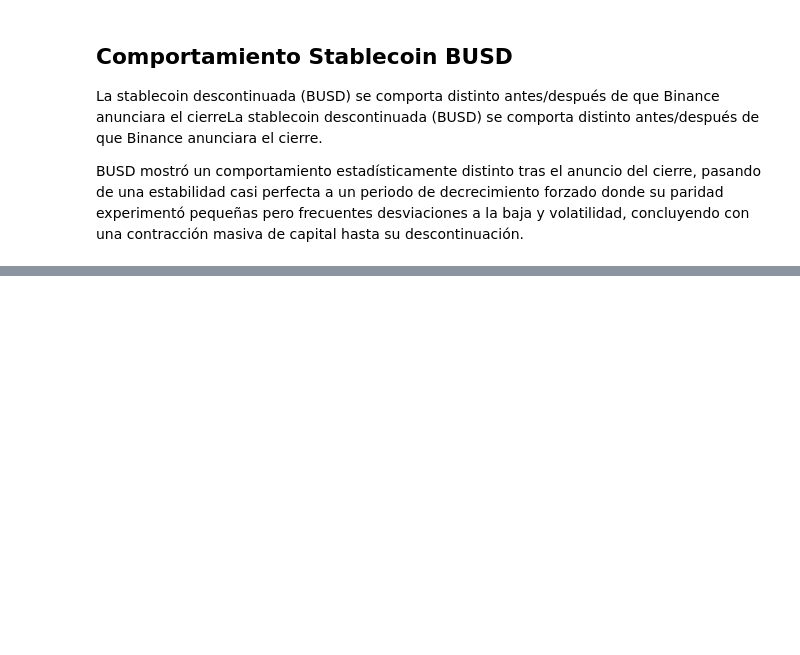
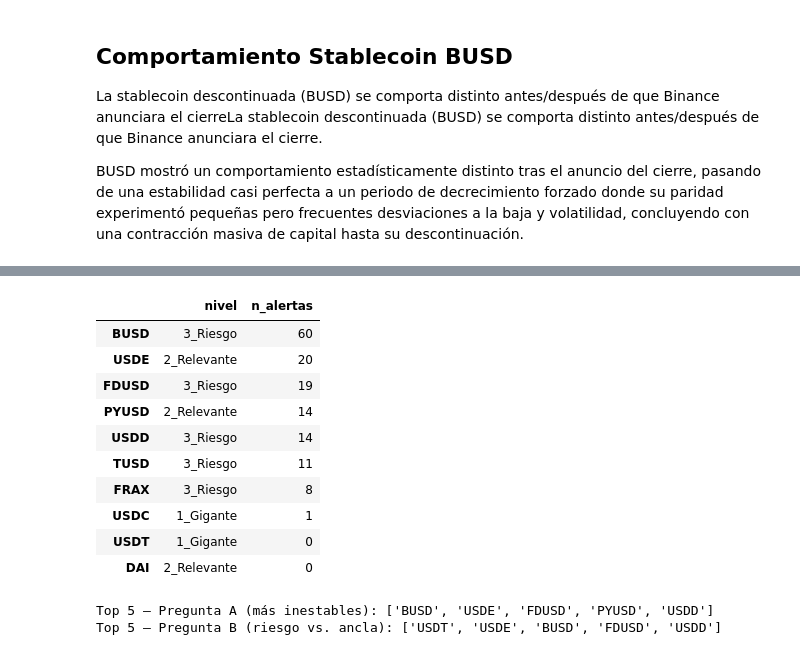
Before and after one commit to Bootcamp-DA-P2/criptoradar, a Jupyter notebook: notebooks/EDA.ipynb, the cells around one changed output, grey strips where cells are left out. Cells and saved outputs as stored; diff of their text form; code cells hidden in the pictures; blank space fills up the shorter version.

```diff
--- a/notebooks/EDA.ipynb
+++ b/notebooks/EDA.ipynb
@@ -509,0 +522,72 @@ Impacto Stable -> Cripto (¿Depeg hoy predice volatilidad BTC mañana?): 0.0222
+# %%
+
+# --- Taxonomía cualitativa (nivel de confianza) ---
+# NOTA: 'tipo_respaldo' NO se redefine aquí para evitar tener dos fuentes distintas de esa
+# información: la fuente única sigue siendo 'clasificar_respaldo_real()' (celdas 19-20),
+# que ya generó la columna 'tipo_respaldo' en df_stable. Aquí solo añadimos 'nivel',
+# que es información nueva y no choca con nada existente.
+TAXONOMIA_STABLECOINS = {
+    "USDT":  {"nivel": "1_Gigante"},
+    "USDC":  {"nivel": "1_Gigante"},
+    "DAI":   {"nivel": "2_Relevante"},
+    "USDE":  {"nivel": "2_Relevante"},
+    "PYUSD": {"nivel": "2_Relevante"},
+    "FDUSD": {"nivel": "3_Riesgo"},
+    "USDD":  {"nivel": "3_Riesgo"},
+    "FRAX":  {"nivel": "3_Riesgo"},
+    "TUSD":  {"nivel": "3_Riesgo"},
+    "BUSD":  {"nivel": "3_Riesgo"},
+}
+ORDEN_NIVELES = ["1_Gigante", "2_Relevante", "3_Riesgo"]
+
+df_tax = pd.DataFrame.from_dict(TAXONOMIA_STABLECOINS, orient="index")
+df_stable = df_stable.merge(df_tax, left_on="stablecoin", right_index=True, how="left")
+
+# --- Nº de alertas reales por stablecoin (criterio cuantitativo) ---
+# Leemos desde MySQL, igual que el resto del notebook, en vez de un CSV aparte.
+# Alertas_Sistema solo trae 'stablecoin_id', así que la acoplamos con la misma tabla
+# maestra (df_stablecoins_maestra) que ya usamos para construir df_stable, en vez de
+# inventar otra fuente para el nombre de la stablecoin.
+df_alertas = pd.read_sql("SELECT * FROM Alertas_Sistema", con=engine)
+df_alertas = df_alertas.merge(df_stablecoins_maestra, on="stablecoin_id", how="left")
+df_alertas = df_alertas.rename(columns={"nombre_stablecoin": "stablecoin"})
+
+n_alertas = (
+    df_alertas[df_alertas["nivel_alerta"] != "0_normal"]
+    .groupby("stablecoin")["nivel_alerta"].count()
+    .rename("n_alertas")
+)
+
+df_criterio = df_tax.join(n_alertas).fillna({"n_alertas": 0})
+df_criterio["n_alertas"] = df_criterio["n_alertas"].astype(int)
+df_criterio.sort_values("n_alertas", ascending=False)
+# %% [output]
+|  | nivel | n_alertas |
+| BUSD | 3_Riesgo | 60 |
+| USDE | 2_Relevante | 20 |
+| FDUSD | 3_Riesgo | 19 |
+| PYUSD | 2_Relevante | 14 |
+| USDD | 3_Riesgo | 14 |
+| TUSD | 3_Riesgo | 11 |
+| FRAX | 3_Riesgo | 8 |
+| USDC | 1_Gigante | 1 |
+| USDT | 1_Gigante | 0 |
+| DAI | 2_Relevante | 0 |
+# %%
+# --- Selección de subgrupos ---
+
+# Pregunta A: top 5 solo por nº de alertas (las que MÁS dan guerra en la práctica)
+top5_A = df_criterio.sort_values("n_alertas", ascending=False).head(5).index.tolist()
+
+# Pregunta B: ancla del Nivel 1 (USDT) + Nivel 2 relevante (USDE) + las 3 más problemáticas del Nivel 3
+top5_B = (
+    ["USDT", "USDE"] +
+    df_criterio.loc[df_criterio["nivel"] == "3_Riesgo"]
+               .sort_values("n_alertas", ascending=False).head(3).index.tolist()
+)
+
+print("Top 5 — Pregunta A (más inestables):", top5_A)
+print("Top 5 — Pregunta B (riesgo vs. ancla):", top5_B)
+# %% [output]
+Top 5 — Pregunta A (más inestables): ['BUSD', 'USDE', 'FDUSD', 'PYUSD', 'USDD']
+Top 5 — Pregunta B (riesgo vs. ancla): ['USDT', 'USDE', 'BUSD', 'FDUSD', 'USDD']
```
Also changed, not shown: parts of 20 cells of this notebook.
